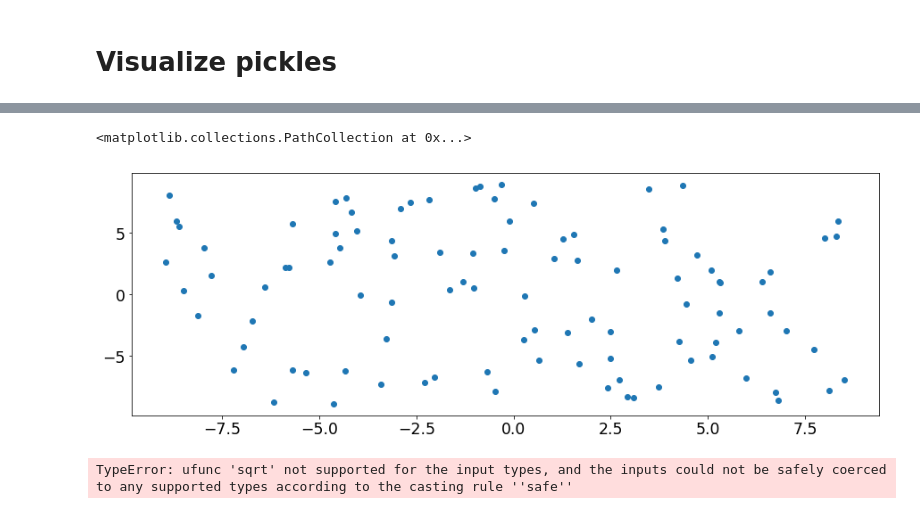
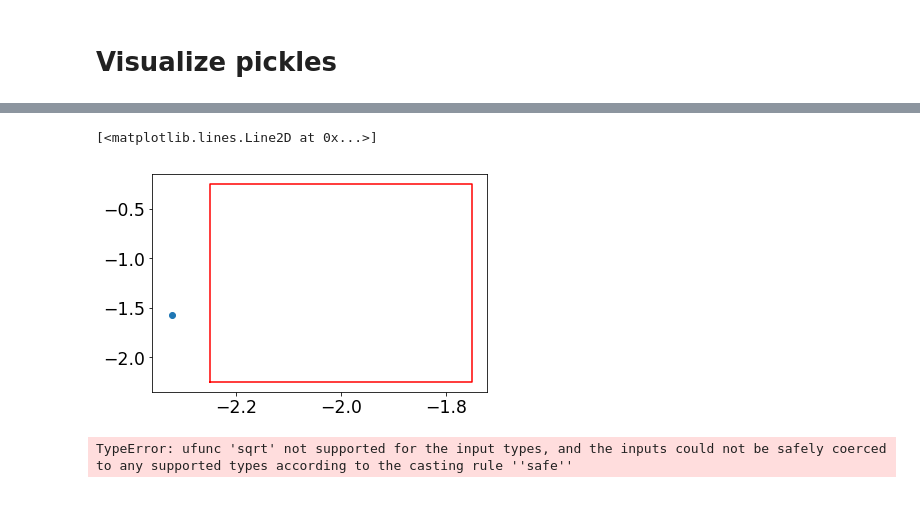
Before and after one commit to ankitkaushik/StochasticOptimalControl, a Jupyter notebook: PI_RRT.ipynb, the cells around one changed output, grey strips where cells are left out. Cells and saved outputs as stored; diff of their text form; code cells hidden in the pictures.

```diff
--- a/PI_RRT.ipynb
+++ b/PI_RRT.ipynb
@@ -20,11 +98,32 @@ Populating the interactive namespace from numpy and matplotlib
+# %%
+obstacles = []
+obstacles.append(Obstacle(center=[-2,1.25], size=[0.5,2]))
+obstacles.append(Obstacle(center=[-2,-1.25], size=[0.5,2]))
 # %%
 RRTStarVertices = cPickle.load(open('/home/ankit/Documents/Thesis/StochasticOptimalControl/RRTStarVertices.p','rb'))
 RRTStarSampledPoints = cPickle.load(open('/home/ankit/Documents/Thesis/StochasticOptimalControl/RRTStarSampledPoints.p','rb'))
+# %%
+for obstacle in obstacles:
+    x = []
+    y = []
+    x.extend([obstacle.center[0] - obstacle.size[0]/2])
+    x.extend([obstacle.center[0] - obstacle.size[0]/2])
+    x.extend([obstacle.center[0] + obstacle.size[0]/2])
+    x.extend([obstacle.center[0] + obstacle.size[0]/2])
+    x.extend([obstacle.center[0] - obstacle.size[0]/2])
+    y.extend([obstacle.center[1] - obstacle.size[1]/2])
+    y.extend([obstacle.center[1] + obstacle.size[1]/2])
+    y.extend([obstacle.center[1] + obstacle.size[1]/2])
+    y.extend([obstacle.center[1] - obstacle.size[1]/2])
+    y.extend([obstacle.center[1] - obstacle.size[1]/2])
 # %%
-scatter([v.x for v in RRTStarSampledPoints],[v.y for v in RRTStarSampledPoints])
+# scatter([v.x for v in RRTStarSampledPoints],[v.y for v in RRTStarSampledPoints])
+# scatter([v.x for v in RRTStarVertices],[v.y for v in RRTStarVertices])
+plt.plot()
+plt.plot(x,y,'r')
 # %% [output]
-<matplotlib.collections.PathCollection at 0x...>
+[<matplotlib.lines.Line2D at 0x...>]
-[figure, old version]
+[figure, new version]
 # %%
 scatterPath(RRTStarSampledPoints)
 # %% [output]
```
Also changed, not shown: parts of 15 cells of this notebook, 12 other files.
